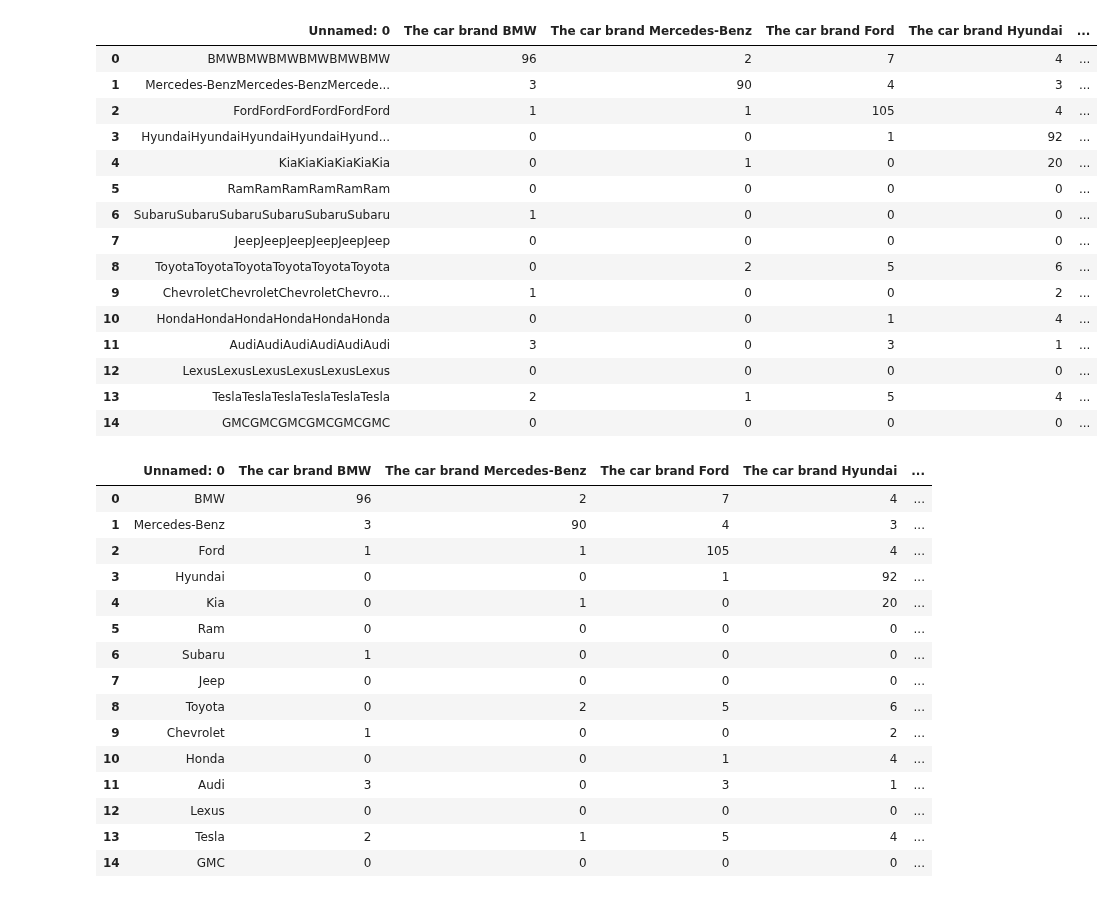
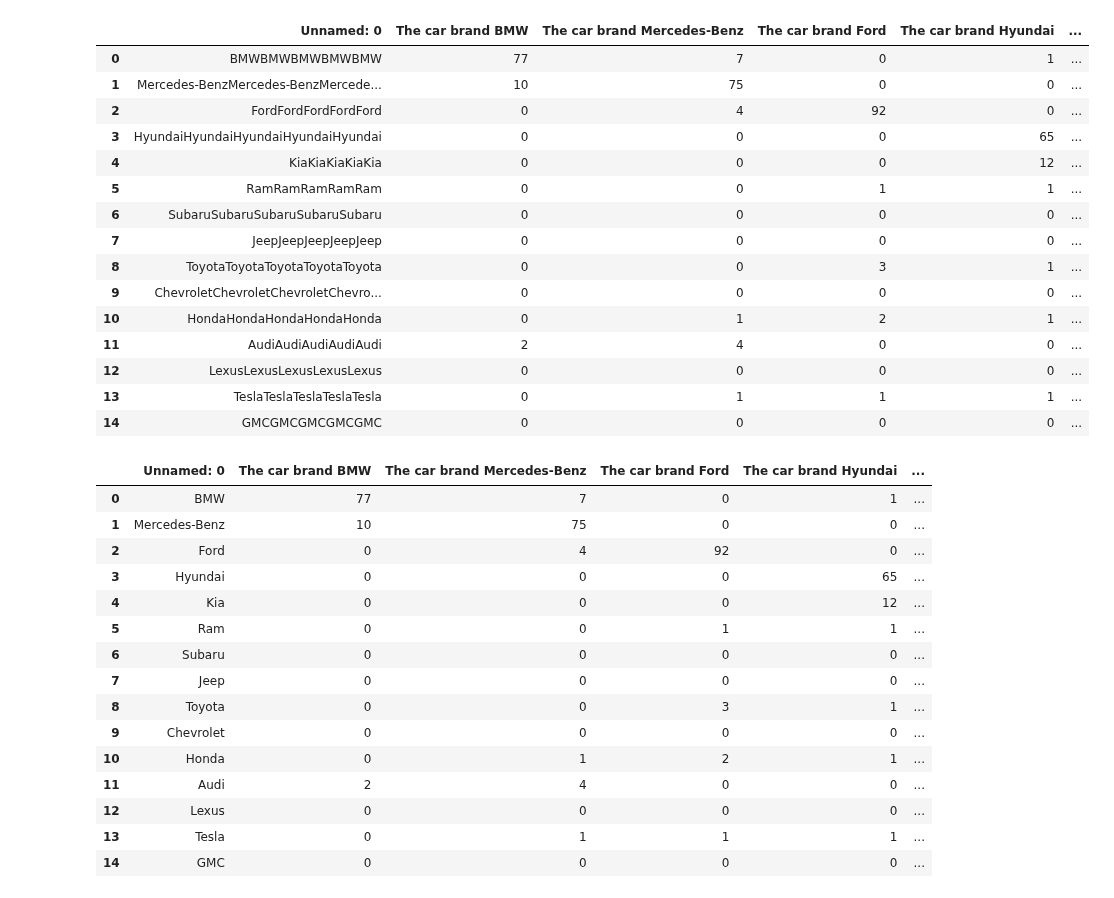
Before and after one commit to albtang/Katona-AI-Research, a Jupyter notebook: src/Merger.ipynb, the cells around one changed output. Cells and saved outputs as stored; diff of their text form; code cells hidden in the pictures.

```diff
--- a/src/Merger.ipynb
+++ b/src/Merger.ipynb
@@ -1,9 +1,9 @@
 # %%
 import pandas as pd
 # %%
-df1 = pd.read_csv("Oct 17 small dataset")
-df2 = pd.read_csv("Oct 19 small dataset1.csv")
-df3 = pd.read_csv("Oct 19 small dataset2.csv")
-df4 = pd.read_csv("Oct 19 small dataset3.csv")
-df5 = pd.read_csv("Oct 19 small dataset4.csv")
-df6 = pd.read_csv("Oct 19 small dataset5.csv")
+df1 = pd.read_csv("Oct 25 small dataset1.csv")
+df2 = pd.read_csv("Oct 25 small dataset2.csv")
+df3 = pd.read_csv("Oct 25 small dataset3.csv")
+df4 = pd.read_csv("Oct 25 small dataset4.csv")
+df5 = pd.read_csv("Oct 25 small dataset5.csv")
+df6 = pd.read_csv("Oct 25 small dataset6.csv")
@@ -10,42 +67,42 @@ df6 = pd.read_csv("Oct 19 small dataset5.csv")
 # %%
-joined = df1 + df2 + df3 + df4 + df5 + df6
+joined = df1 + df2 + df3 + df4 + df5
 joined
 # %% [output]
 |  | Unnamed: 0 | The car brand BMW | The car brand Mercedes-Benz | The car brand Ford | The car brand Hyundai | ... |
-| 0 | BMWBMWBMWBMWBMWBMW | 96 | 2 | 7 | 4 | ... |
-| 1 | Mercedes-BenzMercedes-BenzMercede... | 3 | 90 | 4 | 3 | ... |
-| 2 | FordFordFordFordFordFord | 1 | 1 | 105 | 4 | ... |
-| 3 | HyundaiHyundaiHyundaiHyundaiHyund... | 0 | 0 | 1 | 92 | ... |
-| 4 | KiaKiaKiaKiaKiaKia | 0 | 1 | 0 | 20 | ... |
-| 5 | RamRamRamRamRamRam | 0 | 0 | 0 | 0 | ... |
-| 6 | SubaruSubaruSubaruSubaruSubaruSubaru | 1 | 0 | 0 | 0 | ... |
-| 7 | JeepJeepJeepJeepJeepJeep | 0 | 0 | 0 | 0 | ... |
-| 8 | ToyotaToyotaToyotaToyotaToyotaToyota | 0 | 2 | 5 | 6 | ... |
-| 9 | ChevroletChevroletChevroletChevro... | 1 | 0 | 0 | 2 | ... |
-| 10 | HondaHondaHondaHondaHondaHonda | 0 | 0 | 1 | 4 | ... |
-| 11 | AudiAudiAudiAudiAudiAudi | 3 | 0 | 3 | 1 | ... |
-| 12 | LexusLexusLexusLexusLexusLexus | 0 | 0 | 0 | 0 | ... |
-| 13 | TeslaTeslaTeslaTeslaTeslaTesla | 2 | 1 | 5 | 4 | ... |
-| 14 | GMCGMCGMCGMCGMCGMC | 0 | 0 | 0 | 0 | ... |
+| 0 | BMWBMWBMWBMWBMW | 77 | 7 | 0 | 1 | ... |
+| 1 | Mercedes-BenzMercedes-BenzMercede... | 10 | 75 | 0 | 0 | ... |
+| 2 | FordFordFordFordFord | 0 | 4 | 92 | 0 | ... |
+| 3 | HyundaiHyundaiHyundaiHyundaiHyundai | 0 | 0 | 0 | 65 | ... |
+| 4 | KiaKiaKiaKiaKia | 0 | 0 | 0 | 12 | ... |
+| 5 | RamRamRamRamRam | 0 | 0 | 1 | 1 | ... |
+| 6 | SubaruSubaruSubaruSubaruSubaru | 0 | 0 | 0 | 0 | ... |
+| 7 | JeepJeepJeepJeepJeep | 0 | 0 | 0 | 0 | ... |
+| 8 | ToyotaToyotaToyotaToyotaToyota | 0 | 0 | 3 | 1 | ... |
+| 9 | ChevroletChevroletChevroletChevro... | 0 | 0 | 0 | 0 | ... |
+| 10 | HondaHondaHondaHondaHonda | 0 | 1 | 2 | 1 | ... |
+| 11 | AudiAudiAudiAudiAudi | 2 | 4 | 0 | 0 | ... |
+| 12 | LexusLexusLexusLexusLexus | 0 | 0 | 0 | 0 | ... |
+| 13 | TeslaTeslaTeslaTeslaTesla | 0 | 1 | 1 | 1 | ... |
+| 14 | GMCGMCGMCGMCGMC | 0 | 0 | 0 | 0 | ... |
 # %%
 joined['Unnamed: 0'] = df1['Unnamed: 0']
 # %%
 joined
 # %% [output]
 |  | Unnamed: 0 | The car brand BMW | The car brand Mercedes-Benz | The car brand Ford | The car brand Hyundai | ... |
-| 0 | BMW | 96 | 2 | 7 | 4 | ... |
-| 1 | Mercedes-Benz | 3 | 90 | 4 | 3 | ... |
-| 2 | Ford | 1 | 1 | 105 | 4 | ... |
-| 3 | Hyundai | 0 | 0 | 1 | 92 | ... |
-| 4 | Kia | 0 | 1 | 0 | 20 | ... |
-| 5 | Ram | 0 | 0 | 0 | 0 | ... |
-| 6 | Subaru | 1 | 0 | 0 | 0 | ... |
+| 0 | BMW | 77 | 7 | 0 | 1 | ... |
+| 1 | Mercedes-Benz | 10 | 75 | 0 | 0 | ... |
+| 2 | Ford | 0 | 4 | 92 | 0 | ... |
+| 3 | Hyundai | 0 | 0 | 0 | 65 | ... |
+| 4 | Kia | 0 | 0 | 0 | 12 | ... |
+| 5 | Ram | 0 | 0 | 1 | 1 | ... |
+| 6 | Subaru | 0 | 0 | 0 | 0 | ... |
 | 7 | Jeep | 0 | 0 | 0 | 0 | ... |
-| 8 | Toyota | 0 | 2 | 5 | 6 | ... |
-| 9 | Chevrolet | 1 | 0 | 0 | 2 | ... |
-| 10 | Honda | 0 | 0 | 1 | 4 | ... |
-| 11 | Audi | 3 | 0 | 3 | 1 | ... |
+| 8 | Toyota | 0 | 0 | 3 | 1 | ... |
+| 9 | Chevrolet | 0 | 0 | 0 | 0 | ... |
+| 10 | Honda | 0 | 1 | 2 | 1 | ... |
+| 11 | Audi | 2 | 4 | 0 | 0 | ... |
 | 12 | Lexus | 0 | 0 | 0 | 0 | ... |
-| 13 | Tesla | 2 | 1 | 5 | 4 | ... |
+| 13 | Tesla | 0 | 1 | 1 | 1 | ... |
 | 14 | GMC | 0 | 0 | 0 | 0 | ... |
 # %%
```
Also changed, not shown: parts of 4 cells of this notebook, 2 other files.
